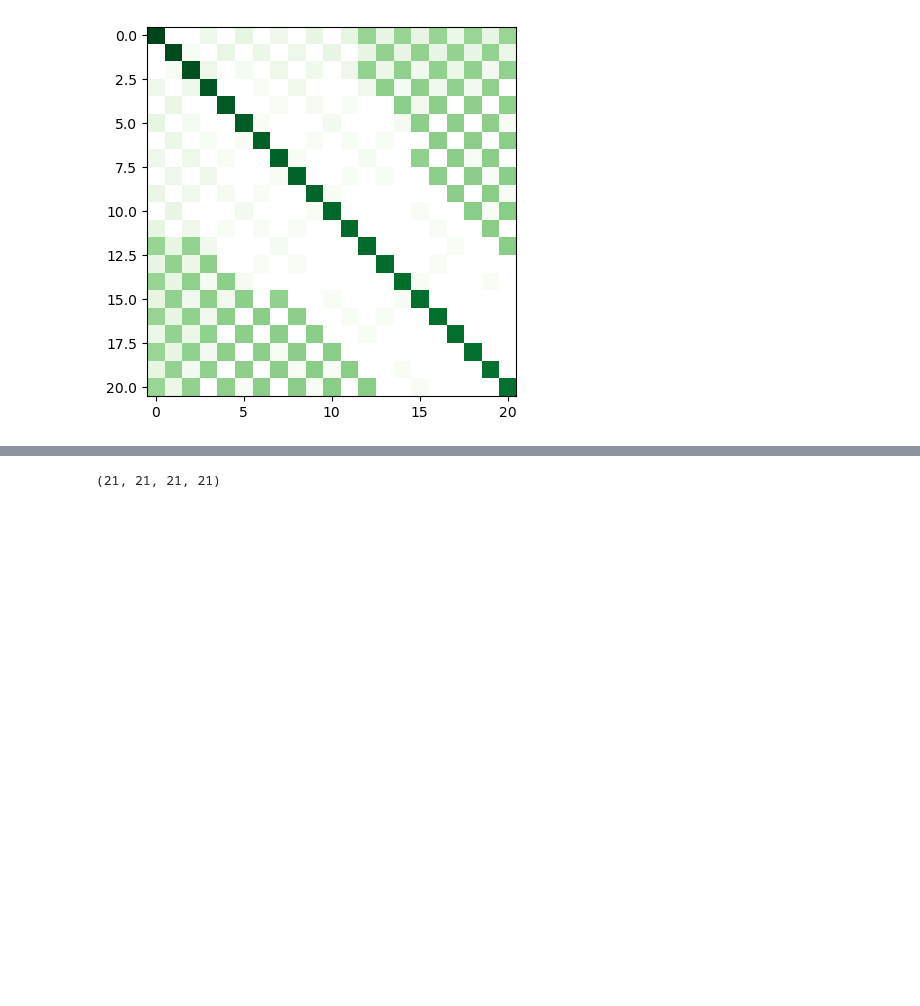
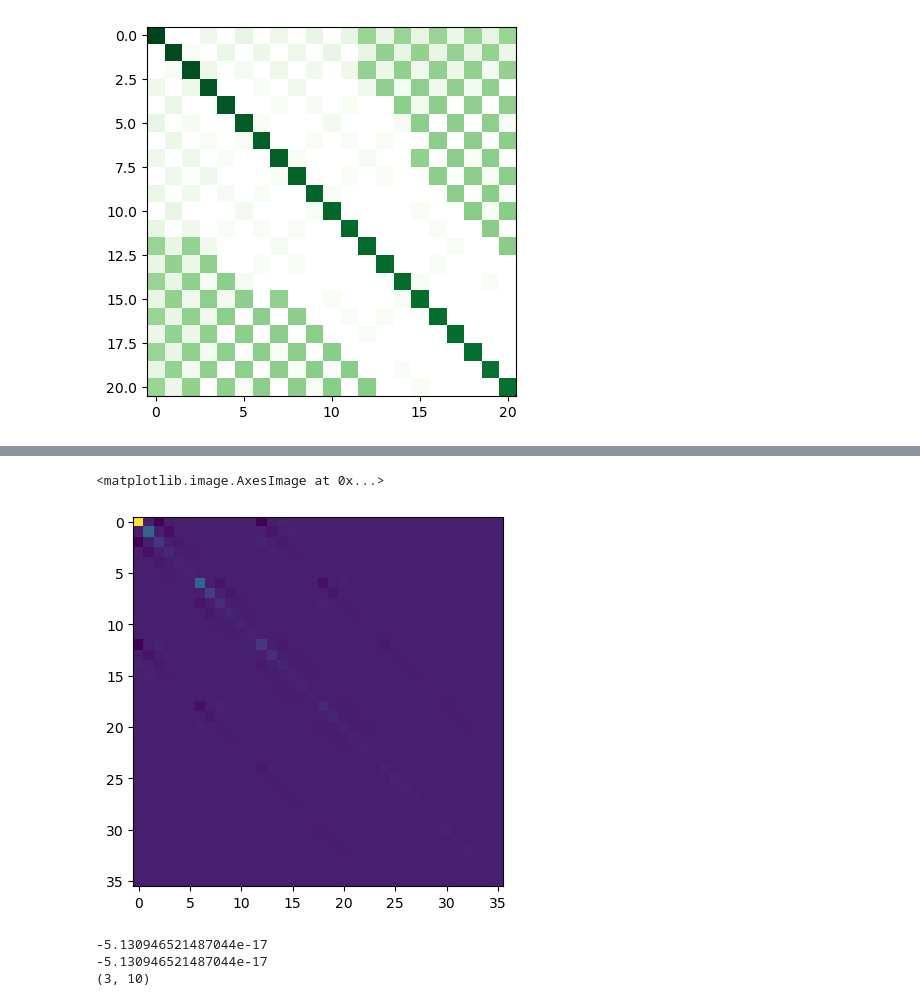
Before and after one commit to SED0280/BakalarkaCode, a Jupyter notebook: Gausova Kvadratura.ipynb, the cells around one changed output, grey strips where cells are left out. Saved outputs shown, nothing was run; the diff lists cells and outputs as text; code cells hidden in the pictures; blank space fills up the shorter version.

Commit message:
Eigenfunctions from A_tensor

```diff
--- a/Gausova Kvadratura.ipynb
+++ b/Gausova Kvadratura.ipynb
@@ -429,25 +429,43 @@ plt.show()
 [figure]
 # %%
-l = lambda x: kv.legendre_normal(x, 20)
+poly_count = 5
+l = lambda x: kv.legendre_normal(x, poly_count)
 #cov = lambda x1, x2, y1, y2 : np.exp(-np.abs( np.sqrt( (x1-x2)**2+(y1-y2)**2 )))
 
 n = 100
 
 
 nodes, weights = kv.nodes_weights(n)
 
-nodesx1, nodesx2, nodesy1, nodesy2 = np.meshgrid(nodes, nodes, nodes, nodes)
+#nodesx1, nodesx2, nodesy1, nodesy2 = np.meshgrid(nodes, nodes, nodes, nodes)
+nodesx1 = np.reshape(nodes, (-1, 1, 1, 1))
+nodesy1 = np.reshape(nodes, (1, -1, 1, 1))
+nodesx2 = np.reshape(nodes, (1, 1, -1, 1))
+nodesy2 = np.reshape(nodes, (1, 1, 1, -1))
 values = l(nodes)
 
 #print(cov(nodesx1, nodesx2, nodesy1, nodesy2).shape)
 #print(values.shape)
 dist_sq = (nodesx1 - nodesx2)**2 + (nodesy1 - nodesy2)**2
 C_tensor = np.exp(-np.sqrt(dist_sq))
 
 
 #matrix = (values* weights) @ cov(nodesx1, nodesx2, nodesy1, nodesy2) @ (values.T * weights[:, np.newaxis])
 PW = (values* weights)
 A_tensor = np.einsum('kp,lq,pqrs,ir,js->klij', PW, PW, C_tensor, PW, PW, optimize=True)
 A_tensor.shape
+A_matrix = np.reshape(A_tensor, ((poly_count+1)**2,(poly_count+1)**2))
+plt.imshow(A_matrix)
 # %% [output]
-(21, 21, 21, 21)
+<matplotlib.image.AxesImage at 0x...>
+[figure, added]
+# %%
+A, B, C, D = 1, 2, 0, 2
+print(A_tensor[A][B][C][D])
+print(A_matrix[A*(poly_count+1)+B][C*(poly_count+1)+D])
+x_axis = np.linspace(-1, 1, 10)
+print (l(x_axis).shape)
+# %% [output]
+-5.130946521487044e-17
+-5.130946521487044e-17
+(3, 10)
```
Also changed, not shown: parts of 6 cells of this notebook.
